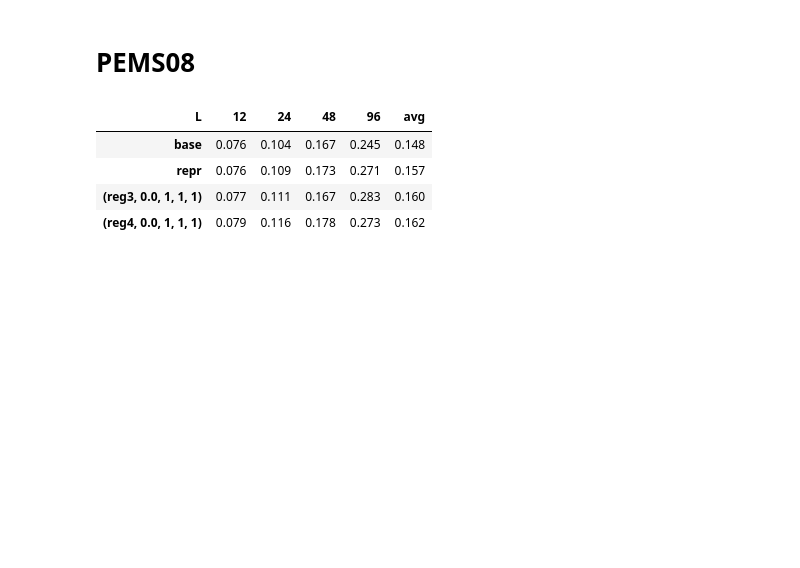
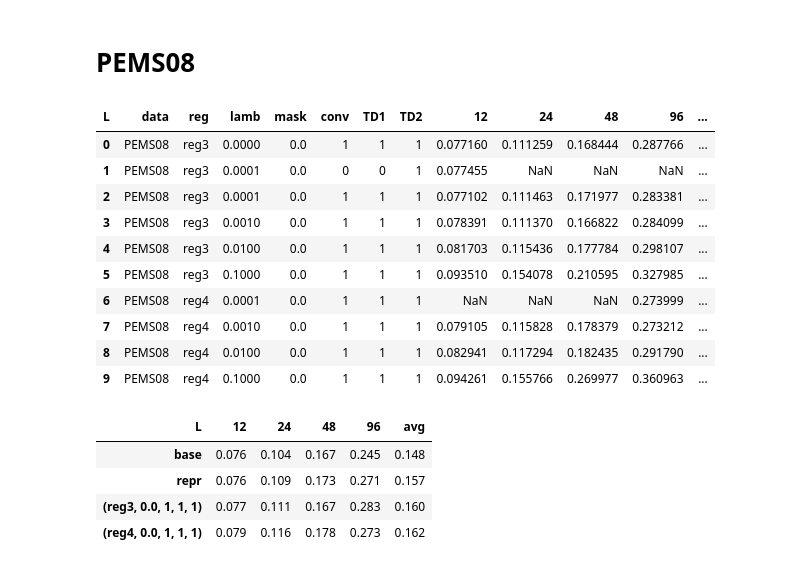
Before and after one commit to seunghan96/comats, a Jupyter notebook: results.ipynb, the cells around one changed output. Cells and saved outputs as stored; diff of their text form; code cells hidden in the pictures; blank space fills up the shorter version.

```diff
--- a/results.ipynb
+++ b/results.ipynb
@@ -532,8 +547,21 @@ KeyError: '[96] not in index'
 # %%
 df = get_result(DATASET='PEMS08')
 df['avg'] = df.iloc[:,-4:].mean(axis=1)
 #df[(df['reg']=='reg3')&(df['lamb']==0)&(df['conv']==0)&(df['TD1']==1)&(df['TD2']==1)].round(3)
 #df[(df['reg']=='reg4')&(df['lamb']==0)&(df['conv']==0)&(df['TD1']==1)&(df['TD2']==1)].round(3)
+df
+# %% [output]
+| L | data | reg | lamb | mask | conv | TD1 | TD2 | 12 | 24 | 48 | 96 | ... |
+| 0 | PEMS08 | reg3 | 0.0000 | 0.0 | 1 | 1 | 1 | 0.077160 | 0.111259 | 0.168444 | 0.287766 | ... |
+| 1 | PEMS08 | reg3 | 0.0001 | 0.0 | 0 | 0 | 1 | 0.077455 | NaN | NaN | NaN | ... |
+| 2 | PEMS08 | reg3 | 0.0001 | 0.0 | 1 | 1 | 1 | 0.077102 | 0.111463 | 0.171977 | 0.283381 | ... |
+| 3 | PEMS08 | reg3 | 0.0010 | 0.0 | 1 | 1 | 1 | 0.078391 | 0.111370 | 0.166822 | 0.284099 | ... |
+| 4 | PEMS08 | reg3 | 0.0100 | 0.0 | 1 | 1 | 1 | 0.081703 | 0.115436 | 0.177784 | 0.298107 | ... |
+| 5 | PEMS08 | reg3 | 0.1000 | 0.0 | 1 | 1 | 1 | 0.093510 | 0.154078 | 0.210595 | 0.327985 | ... |
+| 6 | PEMS08 | reg4 | 0.0001 | 0.0 | 1 | 1 | 1 | NaN | NaN | NaN | 0.273999 | ... |
+| 7 | PEMS08 | reg4 | 0.0010 | 0.0 | 1 | 1 | 1 | 0.079105 | 0.115828 | 0.178379 | 0.273212 | ... |
+| 8 | PEMS08 | reg4 | 0.0100 | 0.0 | 1 | 1 | 1 | 0.082941 | 0.117294 | 0.182435 | 0.291790 | ... |
+| 9 | PEMS08 | reg4 | 0.1000 | 0.0 | 1 | 1 | 1 | 0.094261 | 0.155766 | 0.269977 | 0.360963 | ... |
 # %%
 pems08 = df.groupby(['reg','mask','conv','TD1','TD2']).min()[[12,24,48,96]]
 pems08.loc['base'] = [0.076,0.104,0.167,0.245]
```
Also changed, not shown: parts of 6 cells of this notebook, 54 other files.
